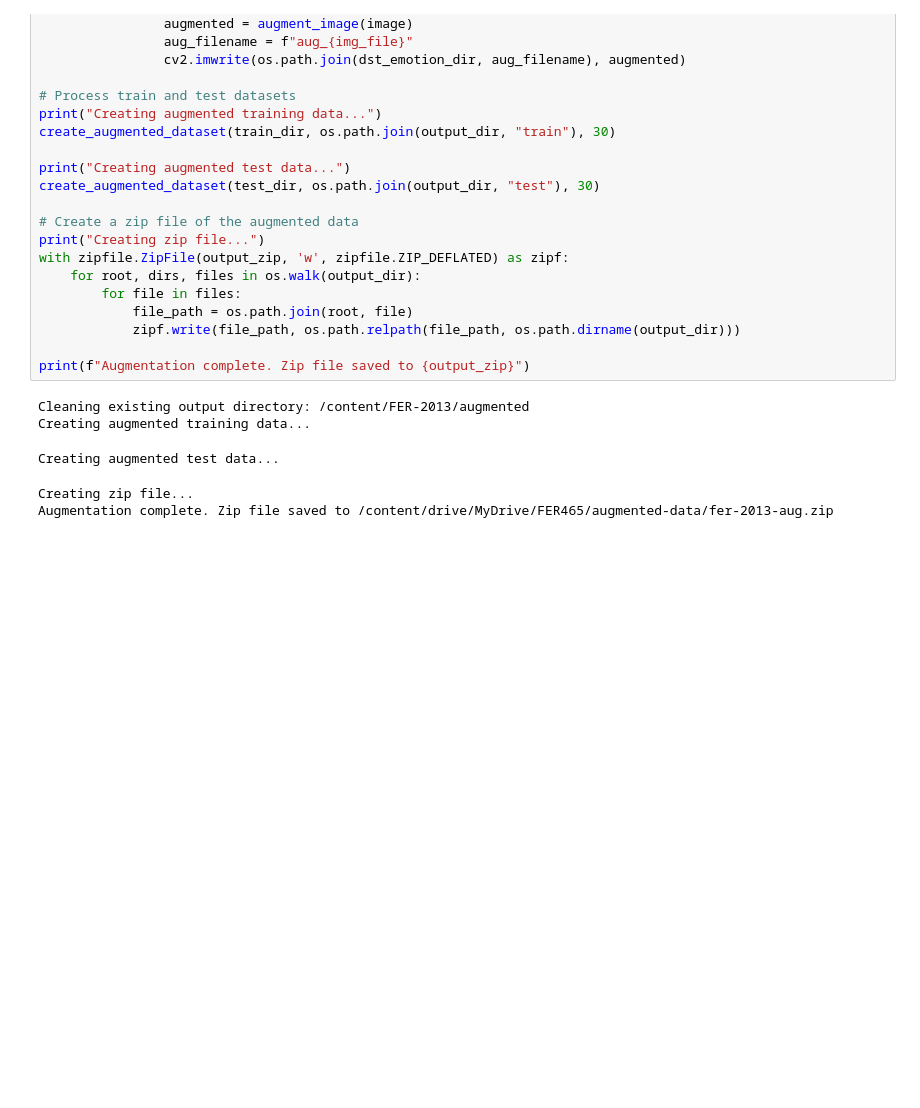
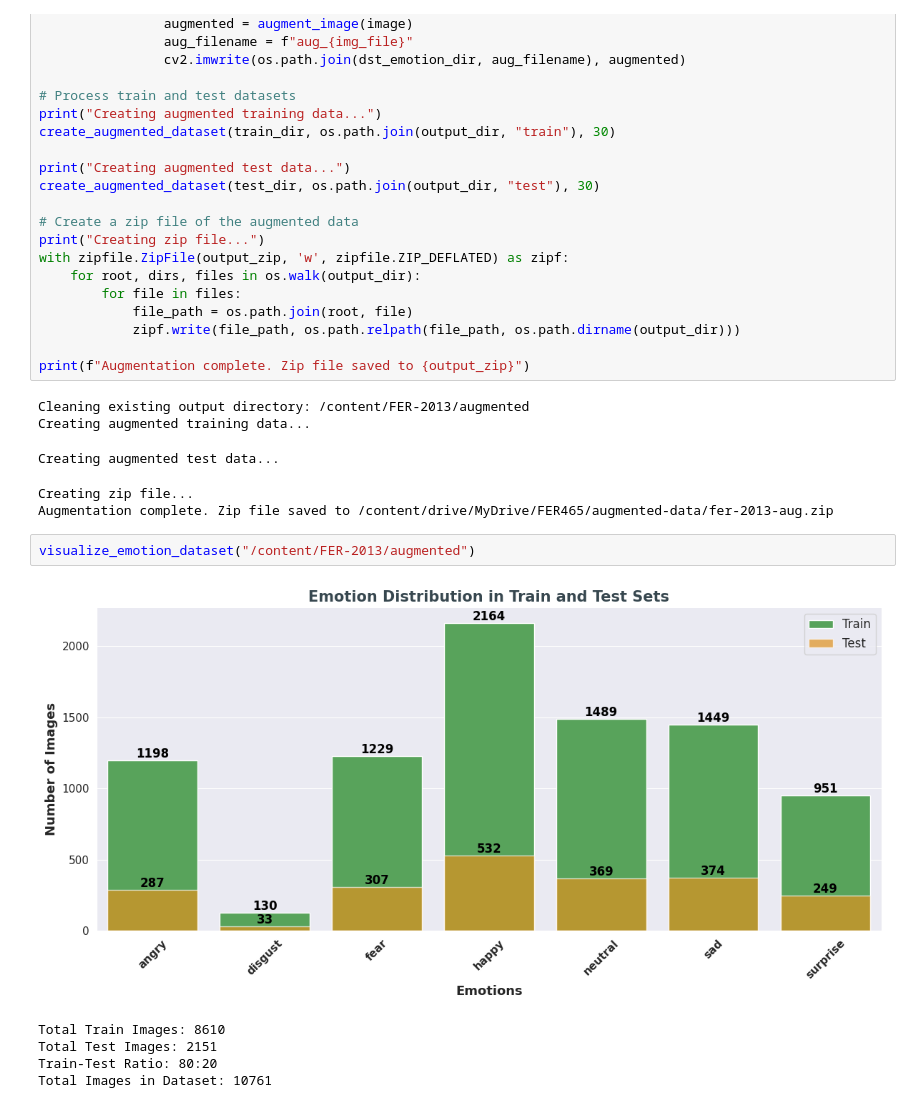
Before and after one commit to riad-safowan/CSE465_Spring2025_Group-01, a Jupyter notebook: FER465.ipynb, the cells around one changed output. Saved outputs shown, nothing was run; the diff lists cells and outputs as text; blank space fills up the shorter version.

```diff
--- a/FER465.ipynb
+++ b/FER465.ipynb
@@ -358,3 +365,11 @@ Creating augmented training data...
 Creating augmented test data...
 Creating zip file...
 Augmentation complete. Zip file saved to /content/drive/MyDrive/FER465/augmented-data/fer-2013-aug.zip
+# %%
+visualize_emotion_dataset("/content/FER-2013/augmented")
+# %% [output]
+[figure, added]
+Total Train Images: 8610
+Total Test Images: 2151
+Train-Test Ratio: 80:20
+Total Images in Dataset: 10761
```
Also changed, not shown: parts of 6 cells of this notebook, 2 other files.
